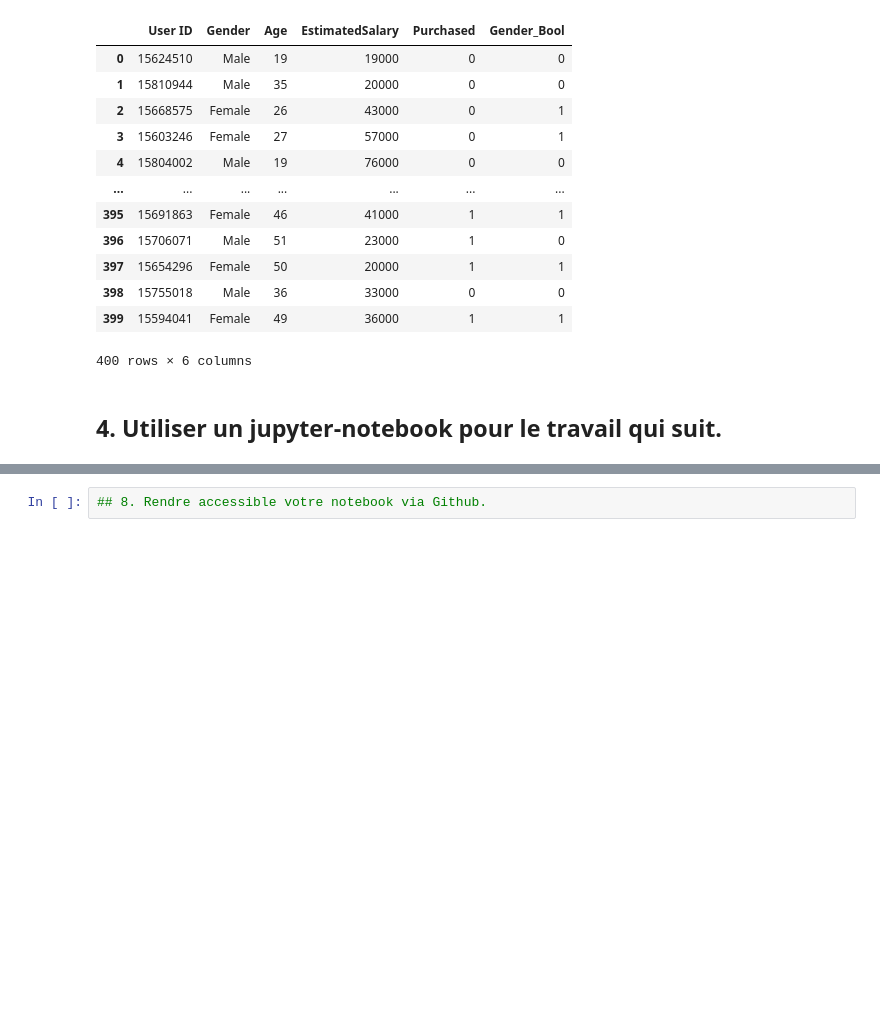
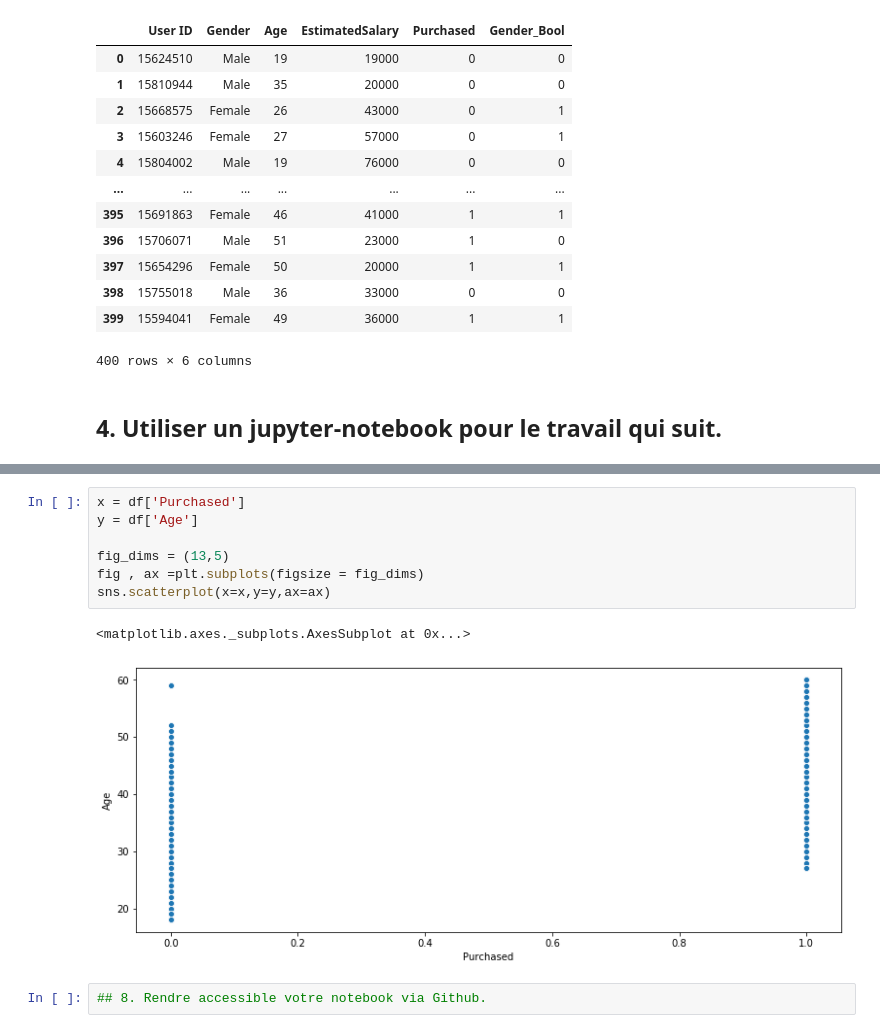
Before and after one commit to ejhb/audit, a Jupyter notebook: 2020/11-november/16-linear/apple_linear.ipynb, the cells around one changed output, grey strips where cells are left out. Saved outputs shown, nothing was run; the diff lists cells and outputs as text; blank space fills up the shorter version.

```diff
--- a/2020/11-november/16-linear/apple_linear.ipynb
+++ b/2020/11-november/16-linear/apple_linear.ipynb
@@ -157,2 +148,12 @@ df = pd.read_sql_table('client',engine)
+# %%
+x = df['Purchased']
+y = df['Age']
+
+fig_dims = (13,5)
+fig , ax =plt.subplots(figsize = fig_dims)
+sns.scatterplot(x=x,y=y,ax=ax)
+# %% [output]
+<matplotlib.axes._subplots.AxesSubplot at 0x...>
+[figure, added]
 # %%
 ## 8. Rendre accessible votre notebook via Github.
```
Also changed, not shown: parts of 6 cells of this notebook, 1 other file.
